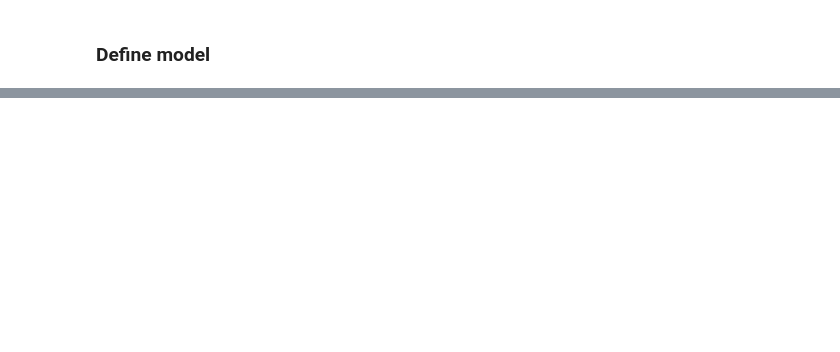
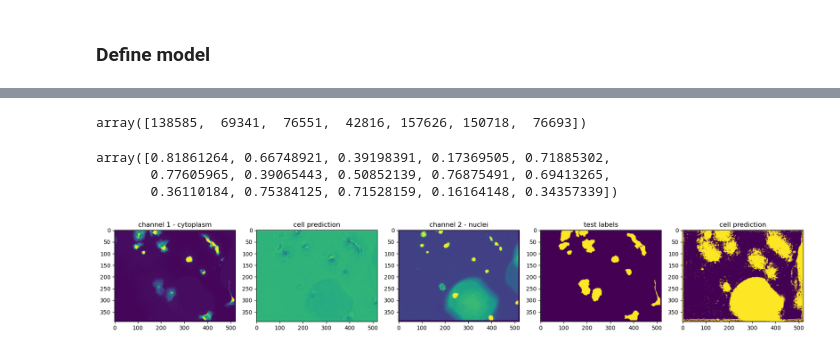
Before and after one commit to atleer/DL-demos, a Jupyter notebook: project_templates/neuroscience/ca_imaging/cellular_segmentation_from_scratch.ipynb, the cells around one changed output, grey strips where cells are left out. Cells and saved outputs as stored; diff of their text form; code cells hidden in the pictures; blank space fills up the shorter version.

```diff
--- a/project_templates/neuroscience/ca_imaging/cellular_segmentation_from_scratch.ipynb
+++ b/project_templates/neuroscience/ca_imaging/cellular_segmentation_from_scratch.ipynb
@@ -182,10 +115,0 @@ torch.Size([8, 2, 224, 224])
-# %%
-model = SimpleNet()
-
-optimizer = torch.optim.Adam(model.parameters(), lr = 0.001)
-
-loss_function = nn.CrossEntropyLoss()
-
-optimizer.zero_grad()
-
-model.forward()
@@ -191,0 +199,48 @@ model.forward()
+# %%
+test_images, test_labels = next(iter(test_dataloader))
+
+output = model(test_images)
+
+pred_labels = output[:,1].detach().numpy() > 0.1
+
+test_accuracy = (test_labels.detach().numpy() == pred_labels).sum(axis=(1,2)) / test_labels.detach().numpy()[0].size
+test_accuracy
+# %%
+(test_labels.detach().numpy() == pred_labels).sum(axis=(1,2))
+# %% [output]
+array([138585,  69341,  76551,  42816, 157626, 150718,  76693])
+# %%
+test_accuracy
+# %% [output]
+array([0.81861264, 0.66748921, 0.39198391, 0.17369505, 0.71885302,
+       0.77605965, 0.39065443, 0.50852139, 0.76875491, 0.69413265,
+       0.36110184, 0.75384125, 0.71528159, 0.16164148, 0.34357339])
+# %%
+image_nr = 1
+plt.figure(figsize=(18, 8))
+plt.subplot(1, 5, 1)
+plt.imshow(test_images[image_nr,0], vmin=0, vmax=1)
+plt.title('channel 1 - cytoplasm')
+
+plt.subplot(1, 5, 2)
+plt.imshow(output.detach().numpy()[image_nr,0])
+plt.title('cell prediction')
+plt.tight_layout()
+#plt.colorbar()
+
+plt.subplot(1, 5, 3)
+plt.imshow(test_images[image_nr,1], vmin=0, vmax=1)
+plt.title('channel 2 - nuclei')
+
+plt.subplot(1, 5, 4)
+plt.imshow(test_labels[image_nr])
+plt.title('test labels')
+
+plt.subplot(1, 5, 5)
+plt.imshow(output[image_nr,1].detach().numpy() > 0.1)
+plt.title('cell prediction')
+plt.tight_layout()
+#plt.colorbar()
+plt.show()
+# %% [output]
+[figure, added]
```
Also changed, not shown: parts of 33 cells of this notebook.
